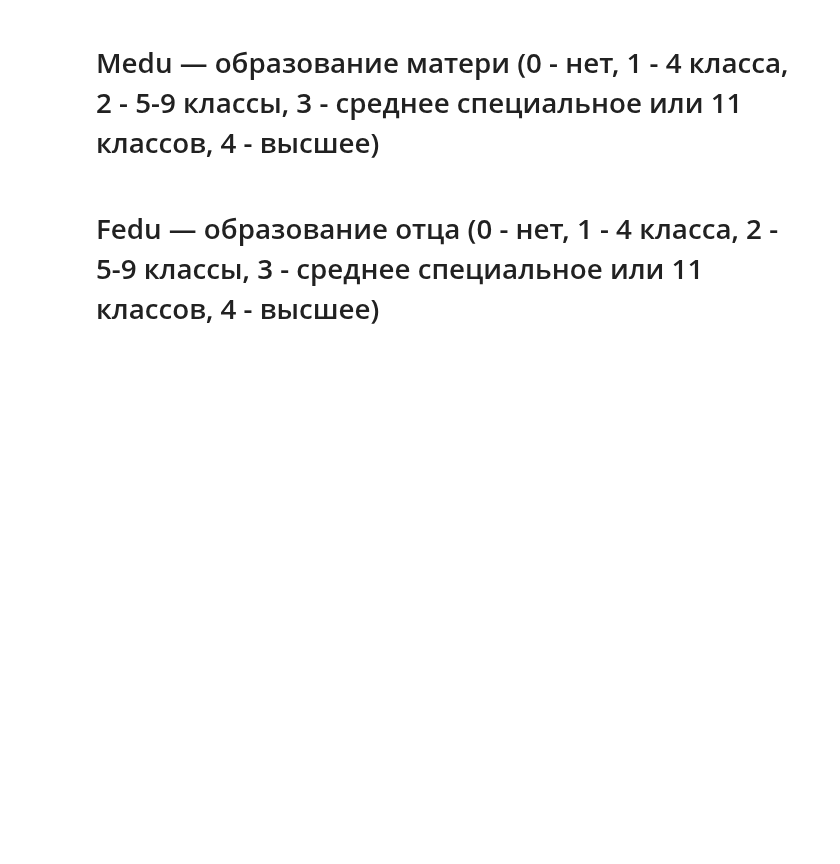
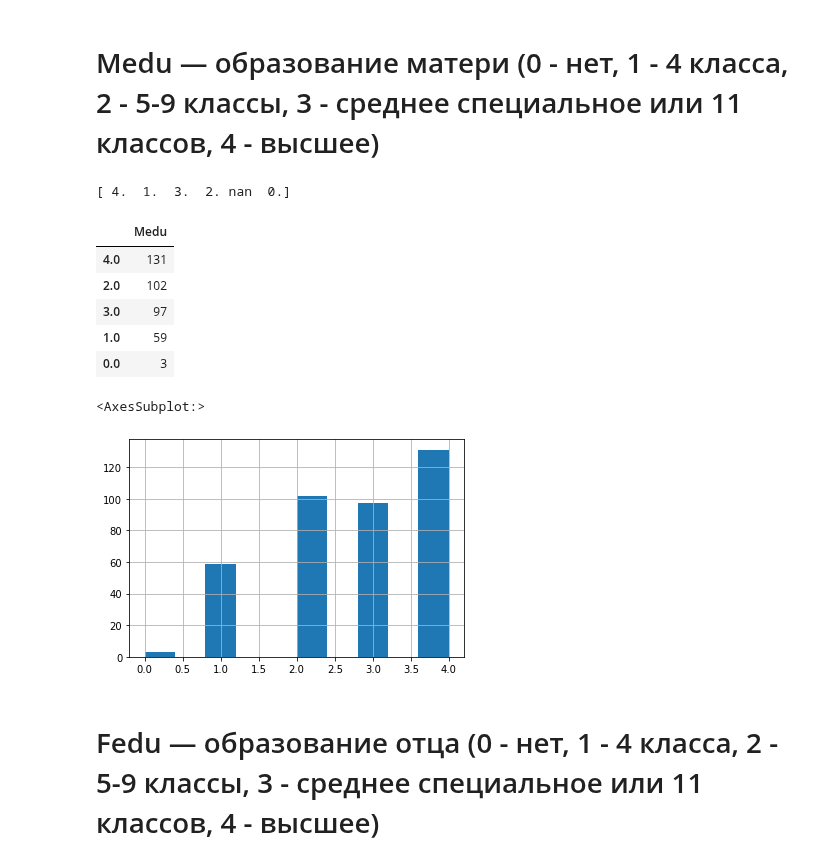
Before and after one commit to Enreward/DS_projects, a Jupyter notebook: module_2(Skikevich)/EDA (Skikevich).ipynb, the cells around one changed output. Saved outputs shown, nothing was run; the diff lists cells and outputs as text; code cells hidden in the pictures; blank space fills up the shorter version.

```diff
--- a/module_2(Skikevich)/EDA (Skikevich).ipynb
+++ b/module_2(Skikevich)/EDA (Skikevich).ipynb
@@ -154,4 +235,18 @@ df.age.hist()
 # %% [markdown]
 # Medu — образование матери (0 - нет, 1 - 4 класса, 2 - 5-9 классы, 3 - среднее специальное или 11 классов, 4 - высшее)
+# %%
+print(df.Medu.unique())
+display(pd.DataFrame(df.Medu.value_counts()))
+df.Medu.hist()
+# %% [output]
+[ 4.  1.  3.  2. nan  0.]
+|  | Medu |
+| 4.0 | 131 |
+| 2.0 | 102 |
+| 3.0 | 97 |
+| 1.0 | 59 |
+| 0.0 | 3 |
+<AxesSubplot:>
+[figure, added]
 # %% [markdown]
 # Fedu — образование отца (0 - нет, 1 - 4 класса, 2 - 5-9 классы, 3 - среднее специальное или 11 классов, 4 - высшее)
```
Also changed, not shown: parts of 81 cells of this notebook.
